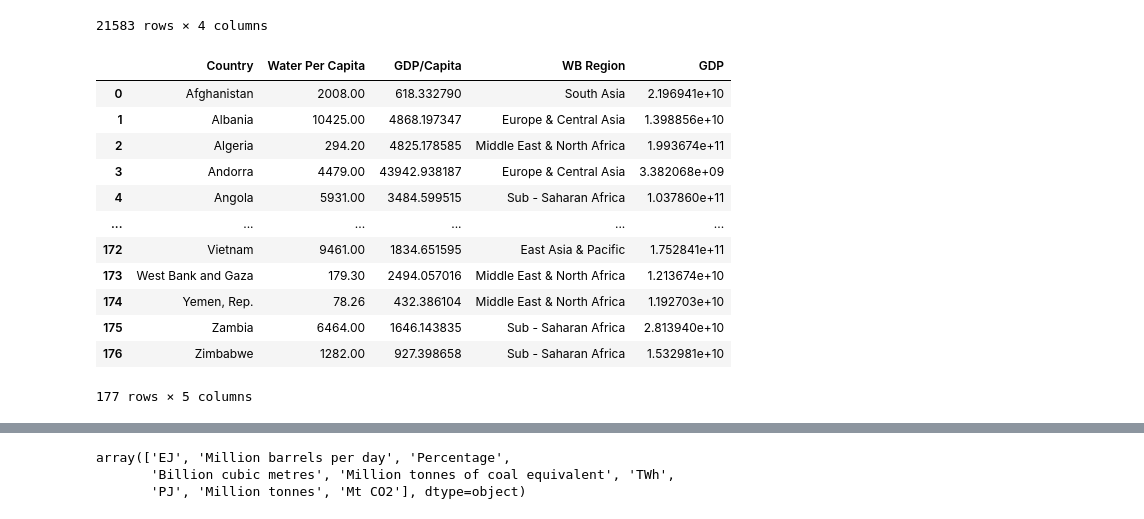
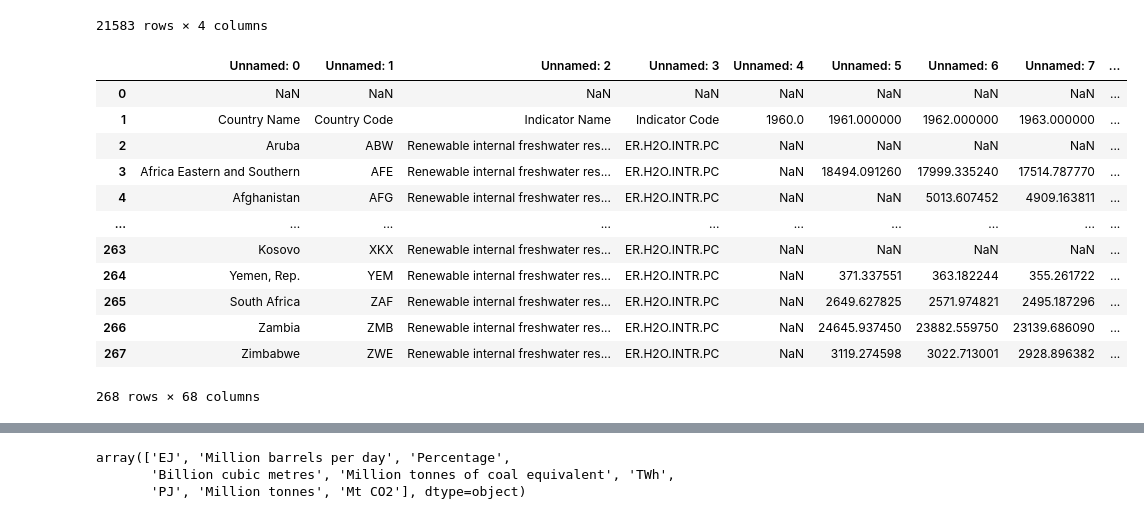
Before and after one commit to AntonioHollerman/EnvironmentAndAgricultureAnalysis, a Jupyter notebook: notebooks/load_data.ipynb, the cells around one changed output, grey strips where cells are left out. Saved outputs shown, nothing was run; the diff lists cells and outputs as text; code cells hidden in the pictures.

Commit message:
final draft of Visualizations and loading data

```diff
--- a/notebooks/load_data.ipynb
+++ b/notebooks/load_data.ipynb
@@ -55,19 +56,19 @@ SELECT * FROM food_insecurity;
 | 21582 | 2029 | ZWE | Zimbabwe | 696627.0 |
 21583 rows × 4 columns
 # %%
-water_df = pd.read_csv("..\\Data\\WaterSecurity\\export.csv")
+water_df = pd.read_csv("..\\Data\\WaterSecurity\\water-data.csv")
 water_df
 # %% [output]
-|  | Country | Water Per Capita | GDP/Capita | WB Region | GDP |
-| 0 | Afghanistan | 2008.00 | 618.332790 | South Asia | 2.196941e+10 |
-| 1 | Albania | 10425.00 | 4868.197347 | Europe & Central Asia | 1.398856e+10 |
-| 2 | Algeria | 294.20 | 4825.178585 | Middle East & North Africa | 1.993674e+11 |
-| 3 | Andorra | 4479.00 | 43942.938187 | Europe & Central Asia | 3.382068e+09 |
-| 4 | Angola | 5931.00 | 3484.599515 | Sub - Saharan Africa | 1.037860e+11 |
-| ... | ... | ... | ... | ... | ... |
-| 172 | Vietnam | 9461.00 | 1834.651595 | East Asia & Pacific | 1.752841e+11 |
-| 173 | West Bank and Gaza | 179.30 | 2494.057016 | Middle East & North Africa | 1.213674e+10 |
-| 174 | Yemen, Rep. | 78.26 | 432.386104 | Middle East & North Africa | 1.192703e+10 |
-| 175 | Zambia | 6464.00 | 1646.143835 | Sub - Saharan Africa | 2.813940e+10 |
-| 176 | Zimbabwe | 1282.00 | 927.398658 | Sub - Saharan Africa | 1.532981e+10 |
+|  | Unnamed: 0 | Unnamed: 1 | Unnamed: 2 | Unnamed: 3 | Unnamed: 4 | Unnamed: 5 | Unnamed: 6 | Unnamed: 7 | ... |
+| 0 | NaN | NaN | NaN | NaN | NaN | NaN | NaN | NaN | ... |
+| 1 | Country Name | Country Code | Indicator Name | Indicator Code | 1960.0 | 1961.000000 | 1962.000000 | 1963.000000 | ... |
+| 2 | Aruba | ABW | Renewable internal freshwater res... | ER.H2O.INTR.PC | NaN | NaN | NaN | NaN | ... |
+| 3 | Africa Eastern and Southern | AFE | Renewable internal freshwater res... | ER.H2O.INTR.PC | NaN | 18494.091260 | 17999.335240 | 17514.787770 | ... |
+| 4 | Afghanistan | AFG | Renewable internal freshwater res... | ER.H2O.INTR.PC | NaN | NaN | 5013.607452 | 4909.163811 | ... |
+| ... | ... | ... | ... | ... | ... | ... | ... | ... | ... |
+| 263 | Kosovo | XKX | Renewable internal freshwater res... | ER.H2O.INTR.PC | NaN | NaN | NaN | NaN | ... |
+| 264 | Yemen, Rep. | YEM | Renewable internal freshwater res... | ER.H2O.INTR.PC | NaN | 371.337551 | 363.182244 | 355.261722 | ... |
+| 265 | South Africa | ZAF | Renewable internal freshwater res... | ER.H2O.INTR.PC | NaN | 2649.627825 | 2571.974821 | 2495.187296 | ... |
+| 266 | Zambia | ZMB | Renewable internal freshwater res... | ER.H2O.INTR.PC | NaN | 24645.937450 | 23882.559750 | 23139.686090 | ... |
+| 267 | Zimbabwe | ZWE | Renewable internal freshwater res... | ER.H2O.INTR.PC | NaN | 3119.274598 | 3022.713001 | 2928.896382 | ... |
-177 rows × 5 columns
+268 rows × 68 columns
```
Also changed, not shown: parts of 13 cells of this notebook, 13 other files.
